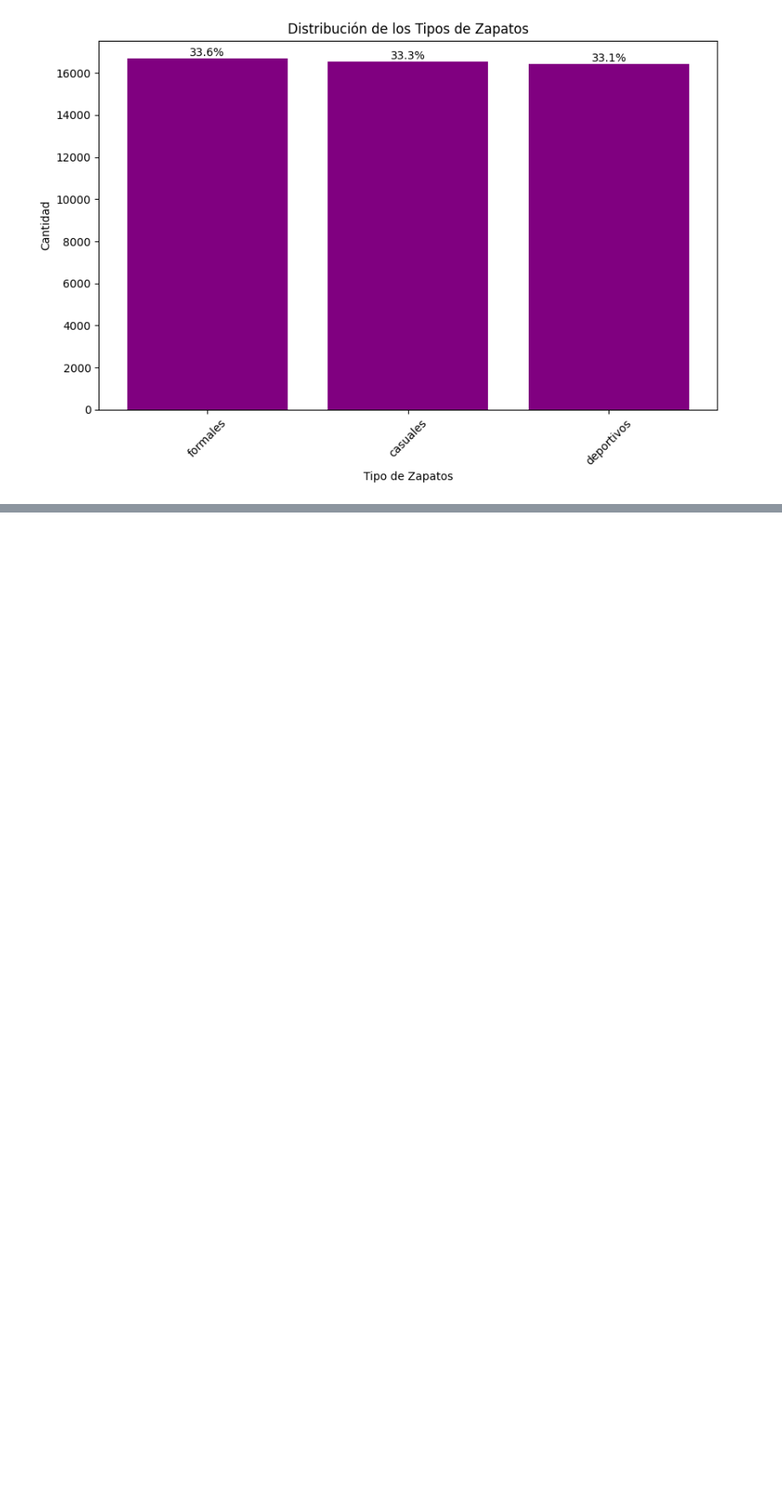
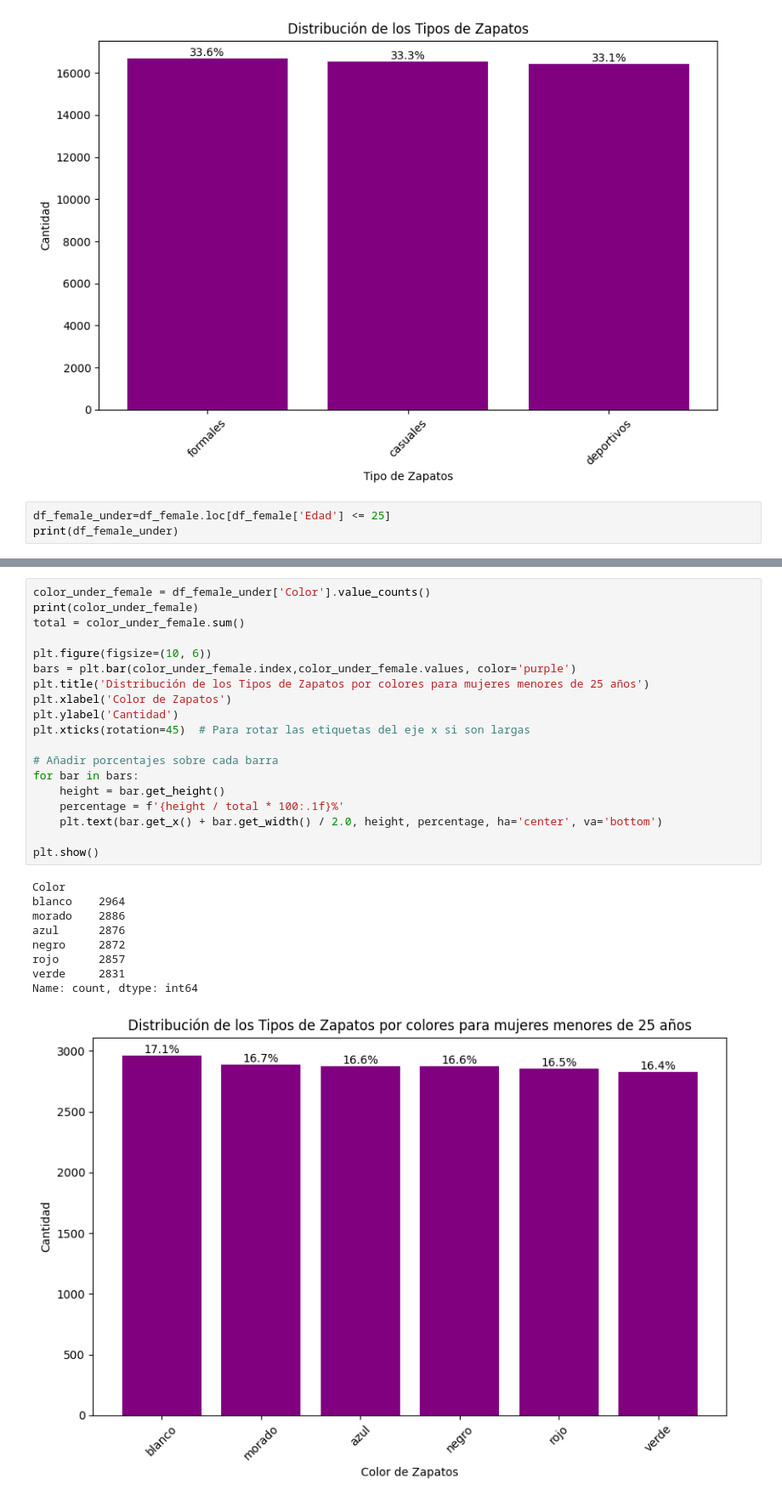
Before and after one commit to ucr225/DATA-ANALYSIS-FOR-A-BUSINESS, a Jupyter notebook: analysis.ipynb, the cells around one changed output, grey strips where cells are left out. Shown at 85% size. Cells and saved outputs as stored; diff of their text form; blank space fills up the shorter version.

```diff
--- a/analysis.ipynb
+++ b/analysis.ipynb
@@ -201,3 +200,6 @@ for bar in bars:
 plt.show()
 # %% [output]
 [figure]
+# %%
+df_female_under=df_female.loc[df_female['Edad'] <= 25]
+print(df_female_under)
@@ -203,0 +275,29 @@ plt.show()
+# %%
+color_under_female = df_female_under['Color'].value_counts()
+print(color_under_female)
+total = color_under_female.sum()
+
+plt.figure(figsize=(10, 6))
+bars = plt.bar(color_under_female.index,color_under_female.values, color='purple')
+plt.title('Distribución de los Tipos de Zapatos por colores para mujeres menores de 25 años')
+plt.xlabel('Color de Zapatos')
+plt.ylabel('Cantidad')
+plt.xticks(rotation=45)  # Para rotar las etiquetas del eje x si son largas
+
+# Añadir porcentajes sobre cada barra
+for bar in bars:
+    height = bar.get_height()
+    percentage = f'{height / total * 100:.1f}%'
+    plt.text(bar.get_x() + bar.get_width() / 2.0, height, percentage, ha='center', va='bottom')
+
+plt.show()
+# %% [output]
+Color
+blanco    2964
+morado    2886
+azul      2876
+negro     2872
+rojo      2857
+verde     2831
+Name: count, dtype: int64
+[figure, added]
```
Also changed, not shown: parts of 9 cells of this notebook.
